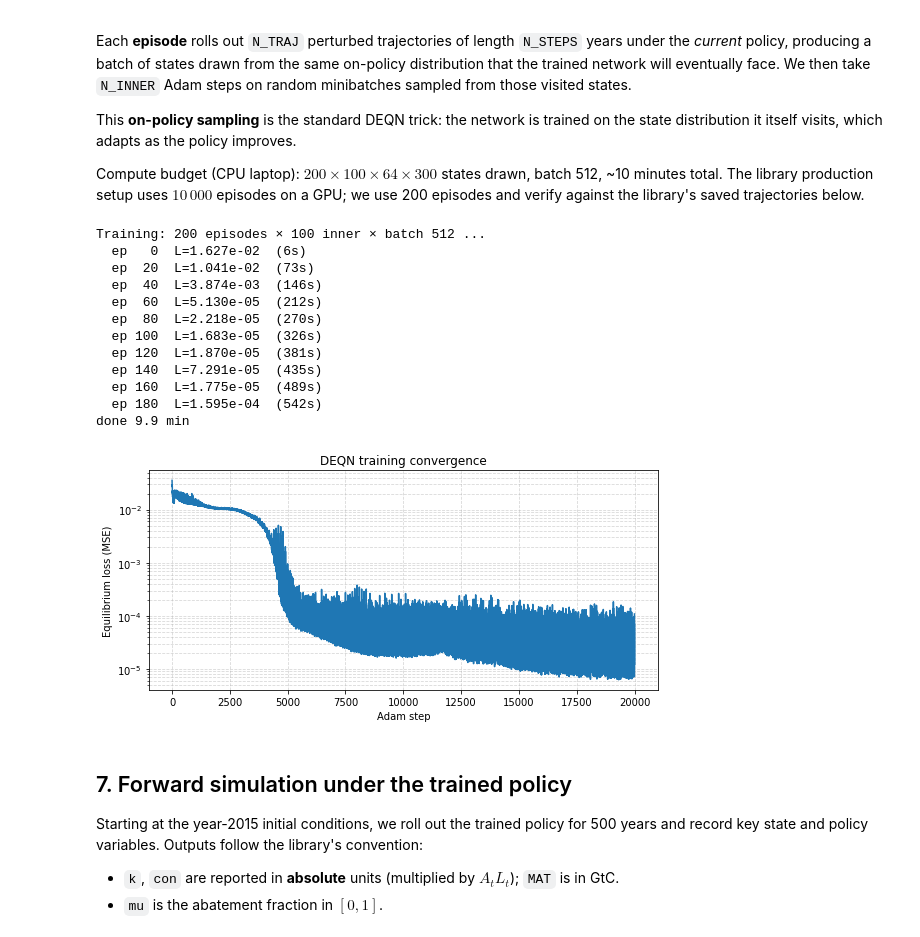
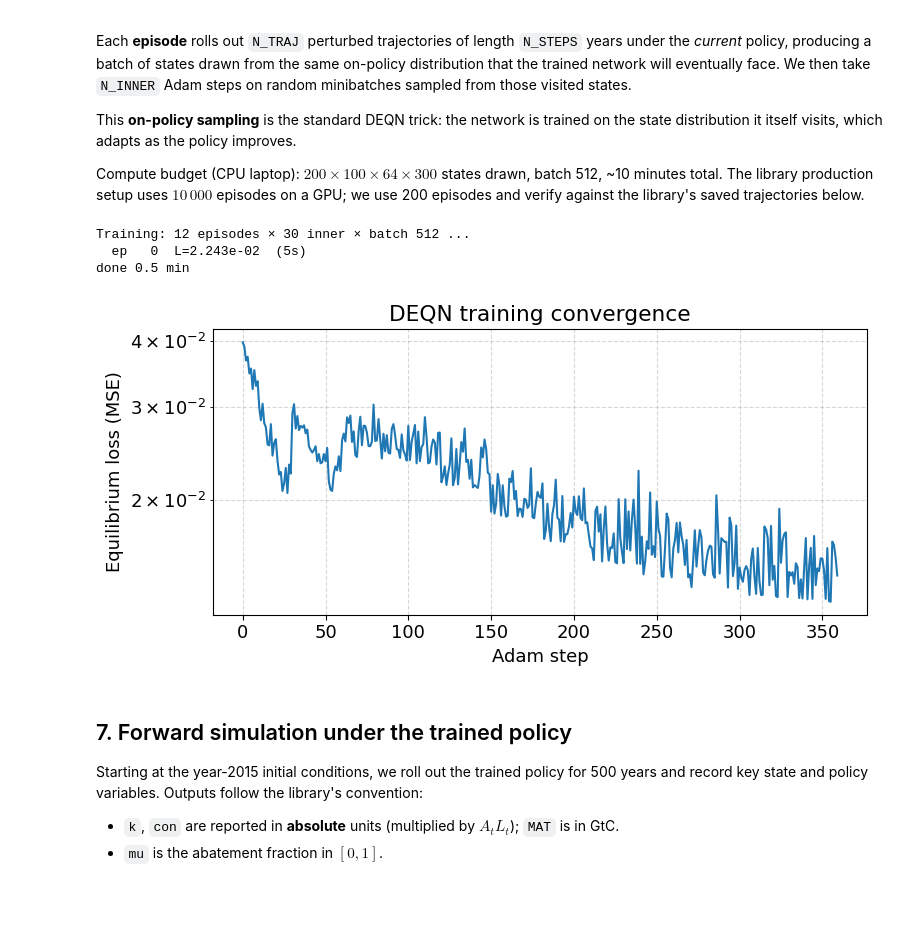
Before and after one commit to josemonge85/Deep_Learning_for_Solving_And_Estimating_Dynamic_Economic_Models, a Jupyter notebook: lectures/lecture_16_climate_economics_iams/code/lecture_16_02_DICE_DEQN_Library_Port.ipynb, the cells around one changed output. Cells and saved outputs as stored; diff of their text form; code cells hidden in the pictures; blank space fills up the shorter version.

```diff
--- a/lectures/lecture_16_climate_economics_iams/code/lecture_16_02_DICE_DEQN_Library_Port.ipynb
+++ b/lectures/lecture_16_climate_economics_iams/code/lecture_16_02_DICE_DEQN_Library_Port.ipynb
@@ -359,7 +367,7 @@ Compute budget (CPU laptop): $200 \times 100 \times 64 \times 300$ states drawn,
 # %%
 def gen_traj(n_traj=64, n_steps=300):
     """On-policy trajectory generator. NumPy/eager (outside the per-batch hot path)."""
-    rng = np.random.default_rng()
+    rng = np.random.default_rng(SEED)
     k0   = (float(P.k0)   * rng.uniform(0.8, 1.2, (n_traj, 1))).astype('float32')
     MAT0 = (float(P.MAT0) * rng.uniform(0.9, 1.1, (n_traj, 1))).astype('float32')
     MUO0 = np.full((n_traj, 1), float(P.MUO0), dtype='float32')
@@ -406,49 +414,40 @@ def train_step(batch):
     grads = tape.gradient(L, policy_net.trainable_variables)
     optimizer.apply_gradients(zip(grads, policy_net.trainable_variables))
     return L
 
-# ---- training schedule (classroom defaults) ----
-N_EPISODES = 200
-N_INNER    = 100
+# ---- training schedule, dispatched on RUN_MODE (see the run-mode cell) ----
+N_EPISODES = {"smoke": 12, "teaching": 200, "production": 1000}[RUN_MODE]
+N_INNER    = {"smoke": 30, "teaching": 100, "production": 100}[RUN_MODE]
 N_TRAJ     = 64
 N_STEPS    = 300
 BATCH      = 512
 
 print(f'Training: {N_EPISODES} episodes × {N_INNER} inner × batch {BATCH} ...')
 losses = []
 t0 = time.time()
 for ep in range(N_EPISODES):
     if ep in LR_SCHED:
         optimizer.learning_rate.assign(LR_SCHED[ep])
     traj = gen_traj(n_traj=N_TRAJ, n_steps=N_STEPS)
     for _ in range(N_INNER):
         idx = np.random.choice(len(traj), BATCH, replace=False)
         L = train_step(traj[idx])
         losses.append(float(L.numpy()))
     if ep % 20 == 0:
         print(f'  ep {ep:3d}  L={L.numpy():.3e}  ({time.time()-t0:.0f}s)')
 print(f'done {(time.time()-t0)/60:.1f} min')
 
 fig, ax = plt.subplots(figsize=(8, 4))
 ax.semilogy(losses)
 ax.set_xlabel('Adam step'); ax.set_ylabel('Equilibrium loss (MSE)')
 ax.set_title('DEQN training convergence')
 ax.grid(True, which='both', ls='--', alpha=0.5)
 plt.tight_layout(); plt.show()
 # %% [output]
-Training: 200 episodes × 100 inner × batch 512 ...
-  ep   0  L=1.627e-02  (6s)
-  ep  20  L=1.041e-02  (73s)
-  ep  40  L=3.874e-03  (146s)
-  ep  60  L=5.130e-05  (212s)
-  ep  80  L=2.218e-05  (270s)
-  ep 100  L=1.683e-05  (326s)
-  ep 120  L=1.870e-05  (381s)
-  ep 140  L=7.291e-05  (435s)
-  ep 160  L=1.775e-05  (489s)
-  ep 180  L=1.595e-04  (542s)
-done 9.9 min
+Training: 12 episodes × 30 inner × batch 512 ...
+  ep   0  L=2.243e-02  (5s)
+done 0.5 min
-[figure, old version]
+[figure, new version]
 # %% [markdown]
 ## 7. Forward simulation under the trained policy
 
```
Also changed, not shown: parts of 10 cells of this notebook, 14 other files.
